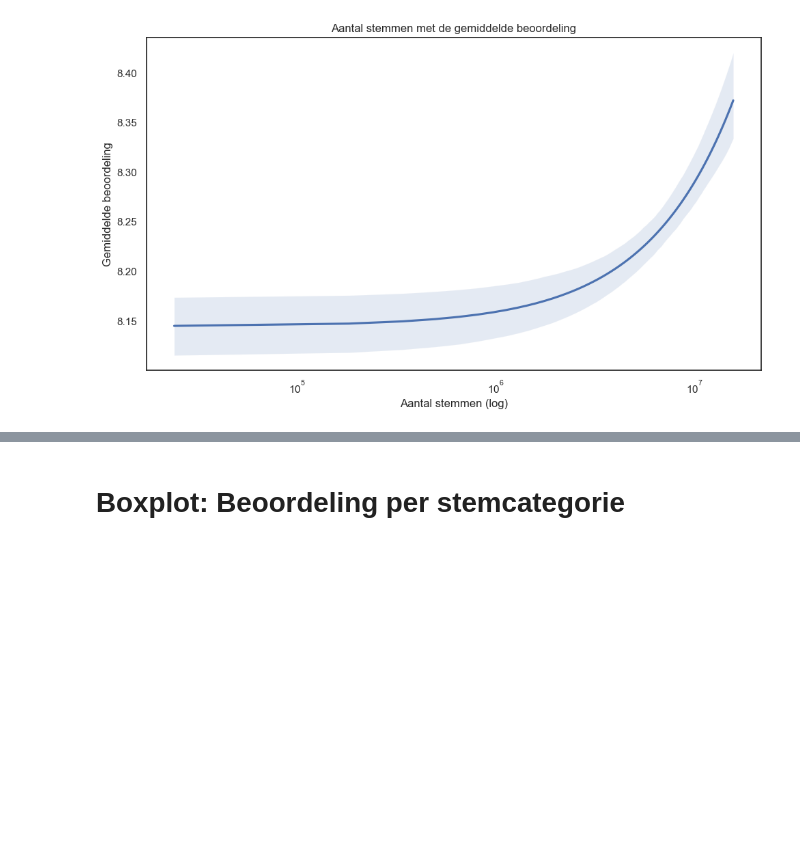
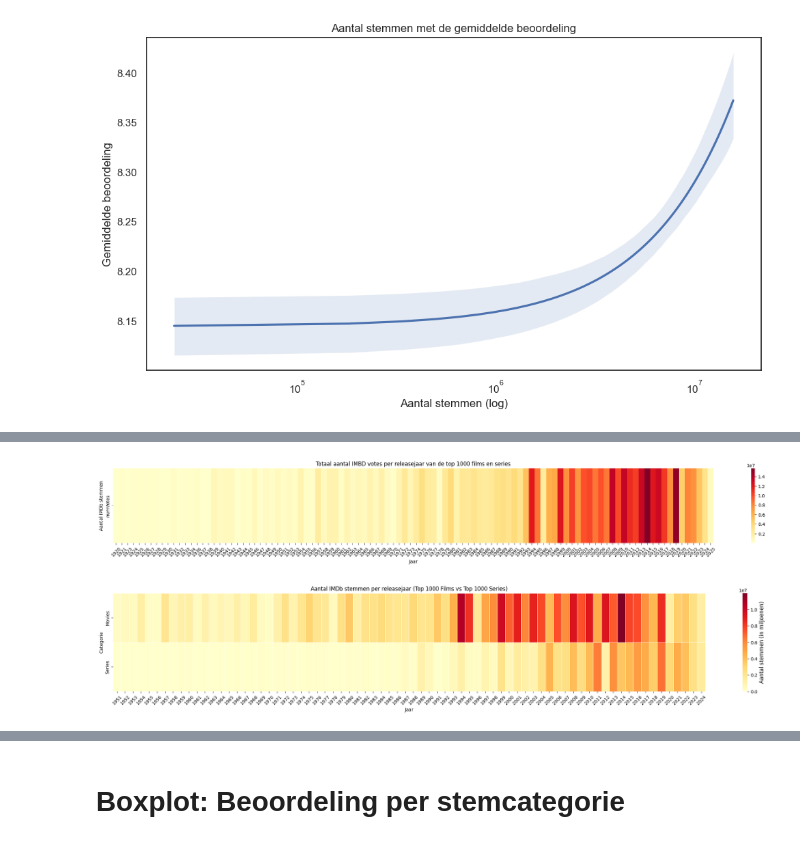
Before and after one commit to WuStanley2006/InfoVis, a Jupyter notebook: main.ipynb, the cells around one changed output, grey strips where cells are left out. Cells and saved outputs as stored; diff of their text form; code cells hidden in the pictures; blank space fills up the shorter version.

```diff
--- a/main.ipynb
+++ b/main.ipynb
@@ -440,0 +446,60 @@ plt.show()
+# %%
+df = pd.read_csv("combined_votes_by_year.csv")
+
+#voeg het totale aantal votes per jaar
+votes_per_year = df.groupby('releaseYear')['numVotes'].sum().reset_index()
+
+#lijst van alle jaren in de dataset
+all_years = sorted(df['releaseYear'].unique())  # Sorteer de jaren
+
+#Zorg dat de heatmap-data alle jaren bevat (zelfs als sommige geen votes hebben)
+heatmap_data = votes_per_year.set_index('releaseYear').reindex(all_years).T.fillna(0)
+
+
+plt.figure(figsize=(30, 3))
+sns.heatmap(heatmap_data, fmt='.1f', cmap='YlOrRd', cbar=True, xticklabels=all_years)
+plt.title('Totaal aantal IMBD votes per releasejaar van de top 1000 films en series')
+plt.xlabel('Jaar')
+plt.ylabel('Aantal IMDb stemmen')
+plt.xticks(rotation=45)
+plt.show()
+
+
+
+# --- Movies ---
+movies_df = pd.read_csv("movies.csv")
+movies_votes = movies_df.groupby('releaseYear')['numVotes'].sum().reindex(range(1951, 2025)).fillna(0)
+movies_votes.name = 'Movies'
+
+# --- Series ---
+series_df = pd.read_csv("tvseries.csv")
+series_votes = series_df.groupby('releaseYear')['numVotes'].sum().reindex(range(1951, 2025)).fillna(0)
+series_votes.name = 'Series'
+
+# Combine into one DataFrame for heatmap (rows = categorieën, columns = jaren)
+heatmap_df = pd.concat([movies_votes, series_votes], axis=1).T
+
+plt.figure(figsize=(30, 4))
+ax = sns.heatmap(
+    heatmap_df,
+    cmap='YlOrRd',
+    cbar=True,
+    xticklabels=range(1951, 2025),
+    linewidths=0.5,
+    linecolor='white'
+)
+
+# Colorbar label aanpassen
+colorbar = ax.collections[0].colorbar
+colorbar.set_label('Aantal stemmen (in miljoenen)', fontsize=12)
+
+# Formatter instellen: toon als miljoenen
+
+plt.title('Aantal IMDb stemmen per releasejaar (Top 1000 Films vs Top 1000 Series)')
+plt.xlabel('Jaar')
+plt.ylabel('Categorie')
+plt.xticks(rotation=45)
+plt.show()
+# %% [output]
+[figure, added]
+[figure, added]
```
Also changed, not shown: parts of 29 cells of this notebook.
